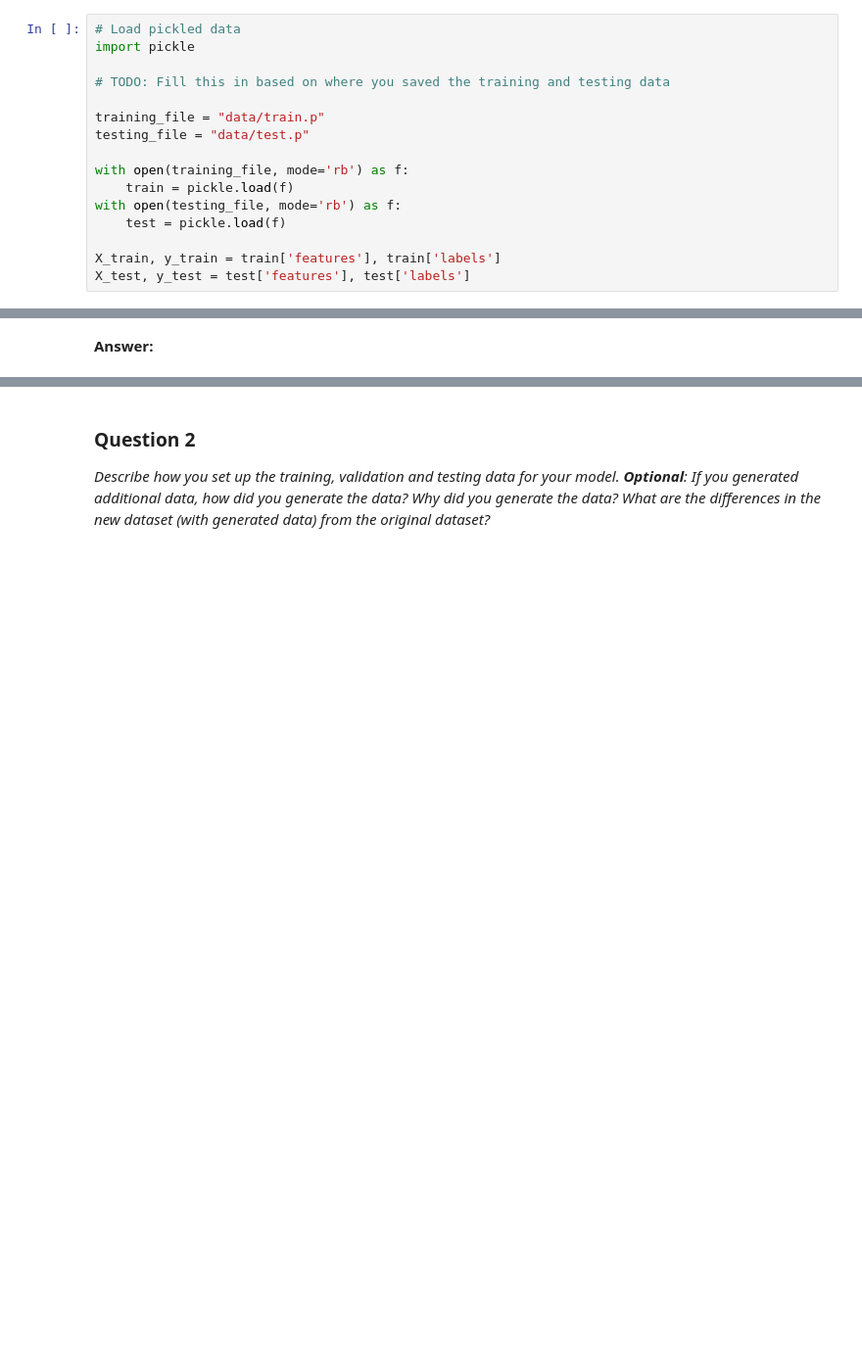
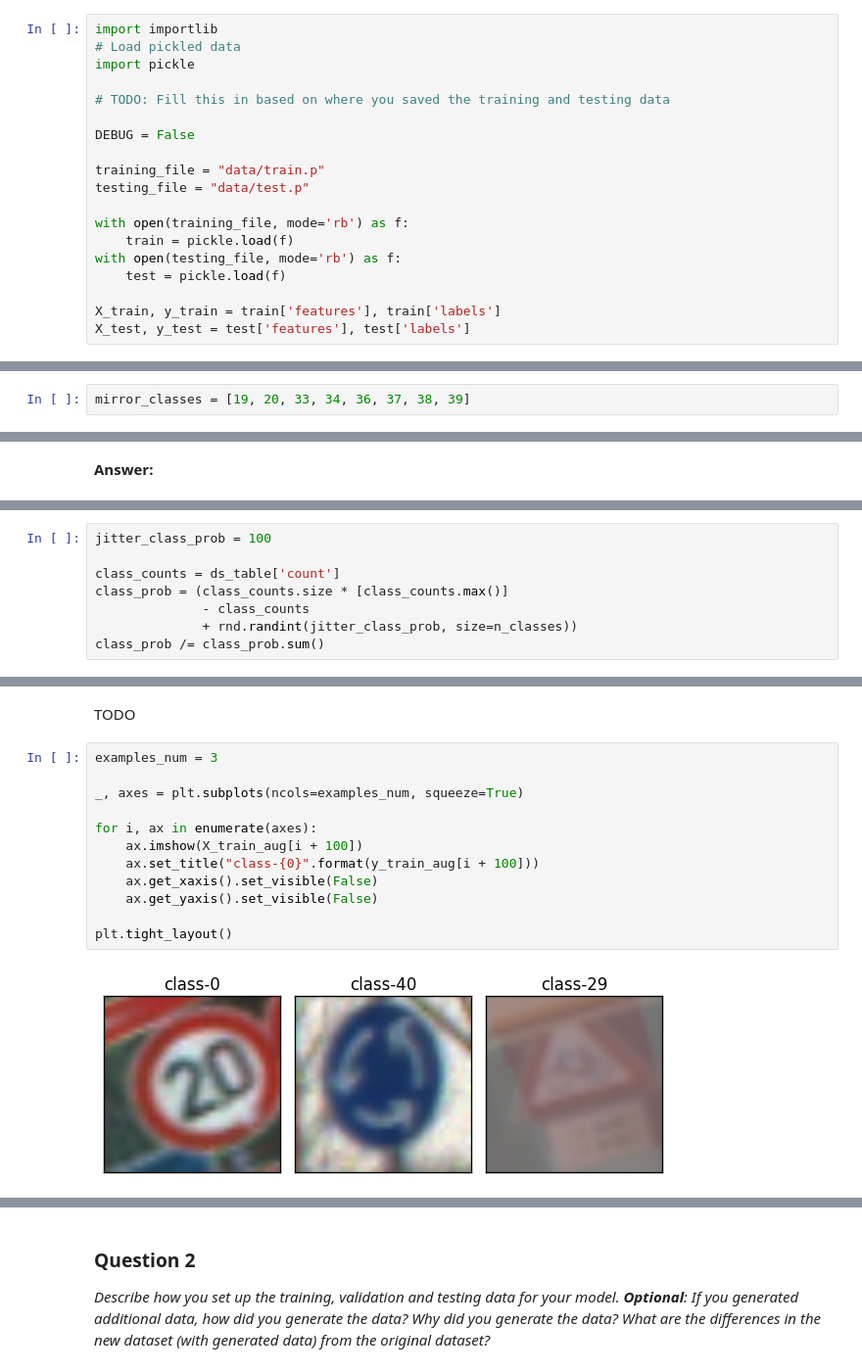
Before and after one commit to awav/traffic-sign-resnet, a Jupyter notebook: Traffic_Signs_Recognition.ipynb, the cells around one changed output, grey strips where cells are left out. Shown at 98% size. Saved outputs shown, nothing was run; the diff lists cells and outputs as text; blank space fills up the shorter version.

```diff
--- a/Traffic_Signs_Recognition.ipynb
+++ b/Traffic_Signs_Recognition.ipynb
@@ -15,9 +16,12 @@ In addition to implementing code, there will be questions that you must answer w
 ## Step 0: Load The Data
 # %%
+import importlib
 # Load pickled data
 import pickle
 
 # TODO: Fill this in based on where you saved the training and testing data
+
+DEBUG = False
 
 training_file = "data/train.p"
 testing_file = "data/test.p"
@@ -107,3 +125,5 @@ plt.tight_layout()
+# %%
+mirror_classes = [19, 20, 33, 34, 36, 37, 38, 39]
 # %% [markdown]
 Before start learning process, it is important to figure out the distribution of labels in training dataset. Doing so, we will be aware of skewness and bias of dataset to certain labels. Bear in mind that we keep testing dataset in the background as we will not use it during training sessions.
 # %%
@@ -229,0 +260,8 @@ _Describe how you preprocessed the data. Why did you choose that technique?_
+# %%
+jitter_class_prob = 100
+
+class_counts = ds_table['count']
+class_prob = (class_counts.size * [class_counts.max()]
+              - class_counts
+              + rnd.randint(jitter_class_prob, size=n_classes))
+class_prob /= class_prob.sum()
@@ -229,0 +335,16 @@ _Describe how you preprocessed the data. Why did you choose that technique?_
+# %% [markdown]
+TODO
+# %%
+examples_num = 3
+
+_, axes = plt.subplots(ncols=examples_num, squeeze=True)
+
+for i, ax in enumerate(axes):
+    ax.imshow(X_train_aug[i + 100])
+    ax.set_title("class-{0}".format(y_train_aug[i + 100]))
+    ax.get_xaxis().set_visible(False)
+    ax.get_yaxis().set_visible(False)
+
+plt.tight_layout()
+# %% [output]
+[figure, added]
```
Also changed, not shown: parts of 22 cells of this notebook, 1 other file.
